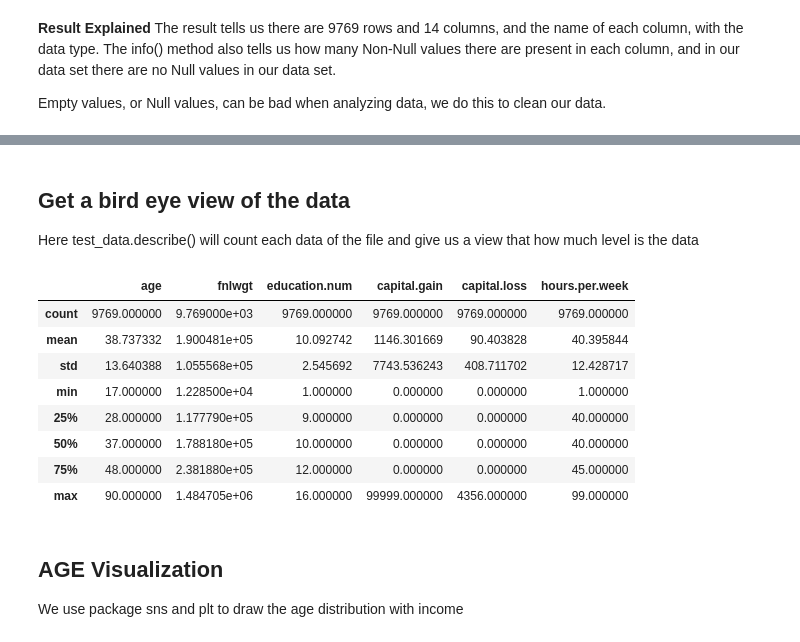
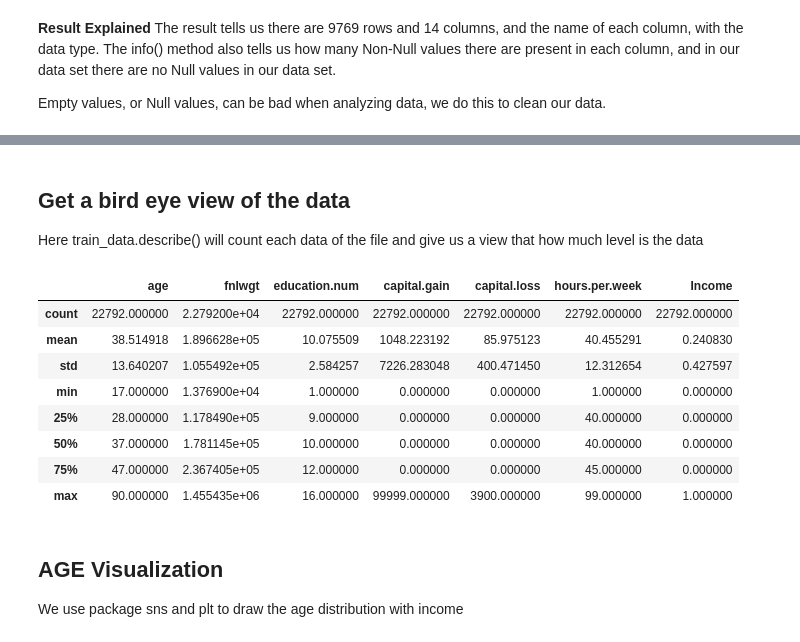
Before and after one commit to Laihb1106205841/CS311-AI-Peoject3-XGBoost, a Jupyter notebook: Visualization.ipynb, the cells around one changed output, grey strips where cells are left out. Drawn from its saved outputs; the diff is of its cells as text; code cells hidden in the pictures.

```diff
--- a/Visualization.ipynb
+++ b/Visualization.ipynb
@@ -24,18 +55,15 @@ We load the data by adding the income line into the csv
 # %%
-# 读取 train.csv 文件
-train_data = pd.read_csv("data/traindata.csv")
 # 读取 data.csv 文件，假设数据列名为 'income'
 data_df = pd.read_csv("data/trainlabel.csv")
 
 # 将 'income' 数据列添加到 train_df 中
-train_data['Income'] = data_df['Income']
+train_data['Income'] = data_df
 
 # 将修改后的 train_df 保存为新的 CSV 文件
-train_data.to_csv("data/traindata1.csv", index=False)
+train_data.to_csv("data/traindata_preprocessed.csv", index=False)
 
-train_data = pd.read_csv('data/traindata1.csv')
-test_data = pd.read_csv('data/testdata1.csv')
+train_data = pd.read_csv('data/traindata_preprocessed.csv')
 
-test_data.head()
+train_data.head()
 # %% [output]
 |  | age | workclass | fnlwgt | education | education.num | marital.status | occupation | relationship | ... |
@@ -101,18 +138,18 @@ test_data.loc[test_data.duplicated() == True]
 # %% [markdown]
 ## Get a bird eye view of the data
-Here test_data.describe() will count each data of the file and give us a view that how much level is the data
+Here train_data.describe() will count each data of the file and give us a view that how much level is the data
 # %%
-test_data.describe()
+train_data.describe()
 # %% [output]
-|  | age | fnlwgt | education.num | capital.gain | capital.loss | hours.per.week |
-| count | 9769.000000 | 9.769000e+03 | 9769.000000 | 9769.000000 | 9769.000000 | 9769.000000 |
-| mean | 38.737332 | 1.900481e+05 | 10.092742 | 1146.301669 | 90.403828 | 40.395844 |
-| std | 13.640388 | 1.055568e+05 | 2.545692 | 7743.536243 | 408.711702 | 12.428717 |
-| min | 17.000000 | 1.228500e+04 | 1.000000 | 0.000000 | 0.000000 | 1.000000 |
-| 25% | 28.000000 | 1.177790e+05 | 9.000000 | 0.000000 | 0.000000 | 40.000000 |
-| 50% | 37.000000 | 1.788180e+05 | 10.000000 | 0.000000 | 0.000000 | 40.000000 |
-| 75% | 48.000000 | 2.381880e+05 | 12.000000 | 0.000000 | 0.000000 | 45.000000 |
-| max | 90.000000 | 1.484705e+06 | 16.000000 | 99999.000000 | 4356.000000 | 99.000000 |
+|  | age | fnlwgt | education.num | capital.gain | capital.loss | hours.per.week | Income |
+| count | 22792.000000 | 2.279200e+04 | 22792.000000 | 22792.000000 | 22792.000000 | 22792.000000 | 22792.000000 |
+| mean | 38.514918 | 1.896628e+05 | 10.075509 | 1048.223192 | 85.975123 | 40.455291 | 0.240830 |
+| std | 13.640207 | 1.055492e+05 | 2.584257 | 7226.283048 | 400.471450 | 12.312654 | 0.427597 |
+| min | 17.000000 | 1.376900e+04 | 1.000000 | 0.000000 | 0.000000 | 1.000000 | 0.000000 |
+| 25% | 28.000000 | 1.178490e+05 | 9.000000 | 0.000000 | 0.000000 | 40.000000 | 0.000000 |
+| 50% | 37.000000 | 1.781145e+05 | 10.000000 | 0.000000 | 0.000000 | 40.000000 | 0.000000 |
+| 75% | 47.000000 | 2.367405e+05 | 12.000000 | 0.000000 | 0.000000 | 45.000000 | 0.000000 |
+| max | 90.000000 | 1.455435e+06 | 16.000000 | 99999.000000 | 3900.000000 | 99.000000 | 1.000000 |
 # %% [markdown]
 ## AGE Visualization
 
```
Also changed, not shown: parts of 10 cells of this notebook, 4 other files.
